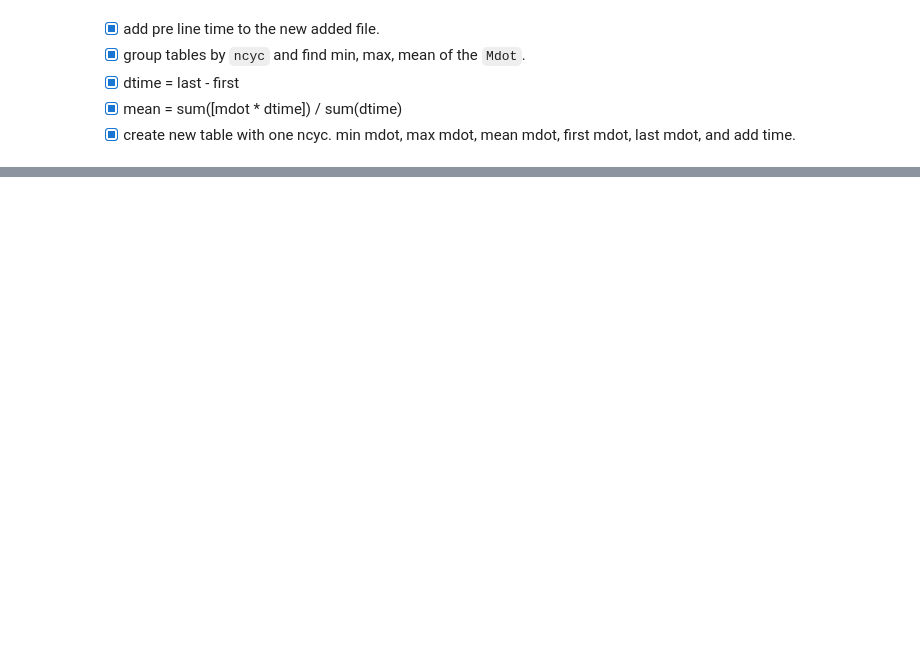
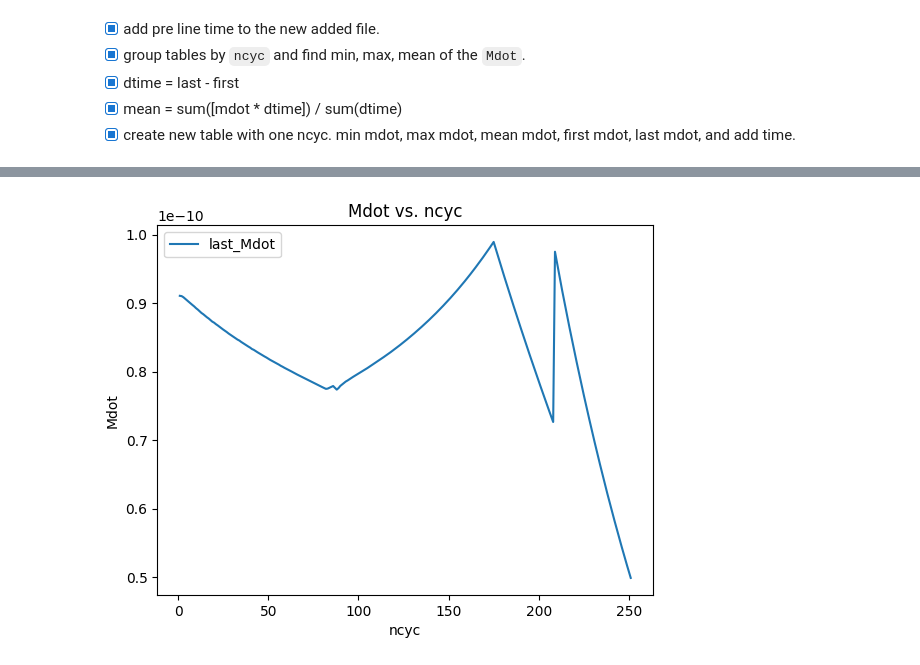
Before and after one commit to jenya1996/Final-project, a Jupyter notebook: final_project.ipynb, the cells around one changed output, grey strips where cells are left out. Cells and saved outputs as stored; diff of their text form; code cells hidden in the pictures; blank space fills up the shorter version.

```diff
--- a/final_project.ipynb
+++ b/final_project.ipynb
@@ -205,0 +252,38 @@ summary
+# %%
+# === Summarize Each Cycle ===
+summary_combined_df = combined_df.groupby("ncyc").agg(
+    initial_Mdot=('Mdot', 'first'),
+    final_Mdot=('Mdot', 'last'),
+    time_end=('time', 'last'),
+    time_start=('time', 'first'),
+    trec_last=('trec', 'last'),
+    Porb_hrs=('Porb(hrs)', 'last'),
+    Ms=('Ms', 'last'),
+    Mwd=('Mwd', 'last')
+).reset_index()
+summary_combined_df = summary_combined_df[summary_combined_df["initial_Mdot"] < filter_value]
+# Calculate time between end of current and previous cycle
+summary_combined_df['dtime_recurrence'] = summary_combined_df['time_end'].diff()
+summary_combined_df['Dp'] = (summary_combined_df['time_start'] - summary_combined_df['time_end'].shift(1)) / summary_combined_df['Porb_hrs']
+
+# === Clean Main DataFrame ===
+ncyc_ids = df['ncyc'].unique()
+
+# Remove last, and first two cycles
+if len(ncyc_ids) >= 3:
+    cleaned_df = df[~df['ncyc'].isin([ncyc_ids[0], ncyc_ids[1], ncyc_ids[-1]])]
+else:
+    cleaned_df = df.copy()
+
+# === Plotting ===
+summary_combined_df = summary_combined_df[:250]
+# plt.yscale("log")
+# plt.plot(summary_combined_df["ncyc"], summary_combined_df["initial_Mdot"], label="initial_Mdot")
+plt.plot(summary_combined_df["ncyc"], summary_combined_df["final_Mdot"], label="last_Mdot")
+plt.legend()
+plt.xlabel("ncyc")
+plt.ylabel("Mdot")
+plt.title("Mdot vs. ncyc")
+plt.show()
+# %% [output]
+[figure, added]
```
Also changed, not shown: parts of 8 cells of this notebook, 1 other file.
